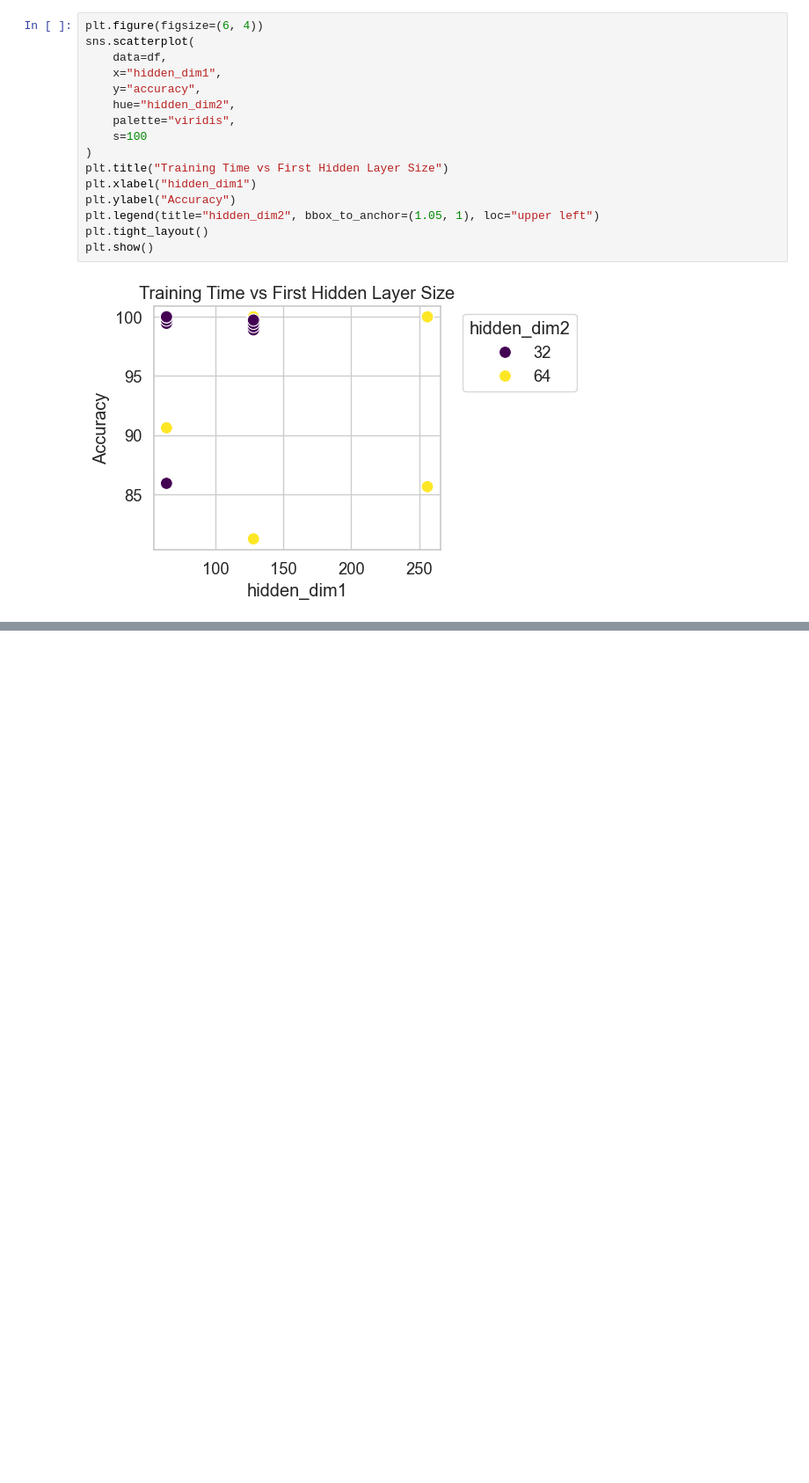
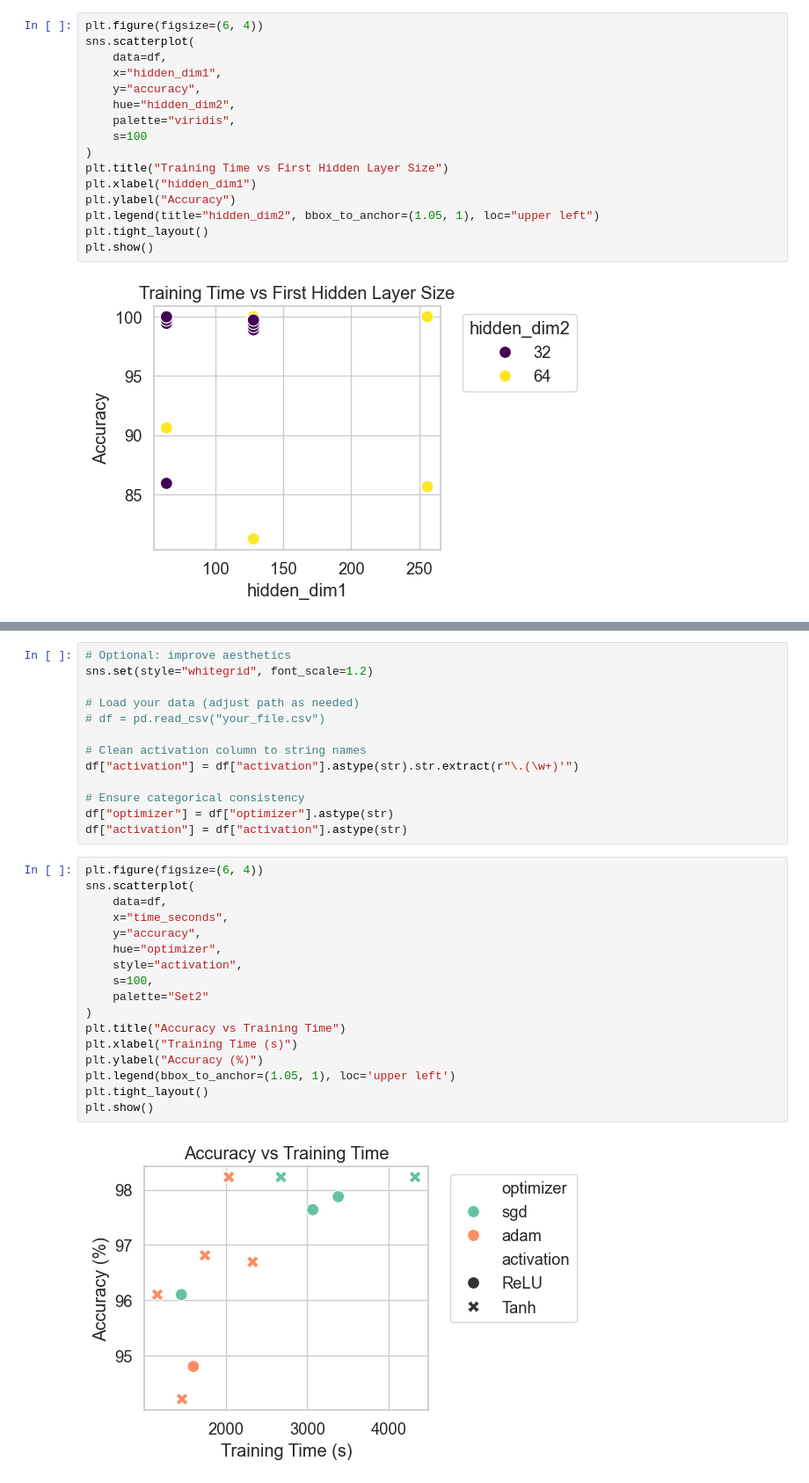
Before and after one commit to sspasojevic/CS5330_Final_Refactor, a Jupyter notebook: utilities/model/examine_configs.ipynb, the cells around one changed output, grey strips where cells are left out. Shown at 88% size. Drawn from its saved outputs; the diff is of its cells as text; blank space fills up the shorter version.

Commit message:
all fixed, code done, needs comments and cleanup

```diff
--- a/utilities/model/examine_configs.ipynb
+++ b/utilities/model/examine_configs.ipynb
@@ -161,0 +189,32 @@ plt.show()
+# %%
+# Optional: improve aesthetics
+sns.set(style="whitegrid", font_scale=1.2)
+
+# Load your data (adjust path as needed)
+# df = pd.read_csv("your_file.csv")
+
+# Clean activation column to string names
+df["activation"] = df["activation"].astype(str).str.extract(r"\.(\w+)'")
+
+# Ensure categorical consistency
+df["optimizer"] = df["optimizer"].astype(str)
+df["activation"] = df["activation"].astype(str)
+# %%
+plt.figure(figsize=(6, 4))
+sns.scatterplot(
+    data=df,
+    x="time_seconds",
+    y="accuracy",
+    hue="optimizer",
+    style="activation",
+    s=100,
+    palette="Set2"
+)
+plt.title("Accuracy vs Training Time")
+plt.xlabel("Training Time (s)")
+plt.ylabel("Accuracy (%)")
+plt.legend(bbox_to_anchor=(1.05, 1), loc='upper left')
+plt.tight_layout()
+plt.show()
+# %% [output]
+[figure, added]
```
Also changed, not shown: parts of 10 cells of this notebook, 6 other files.
